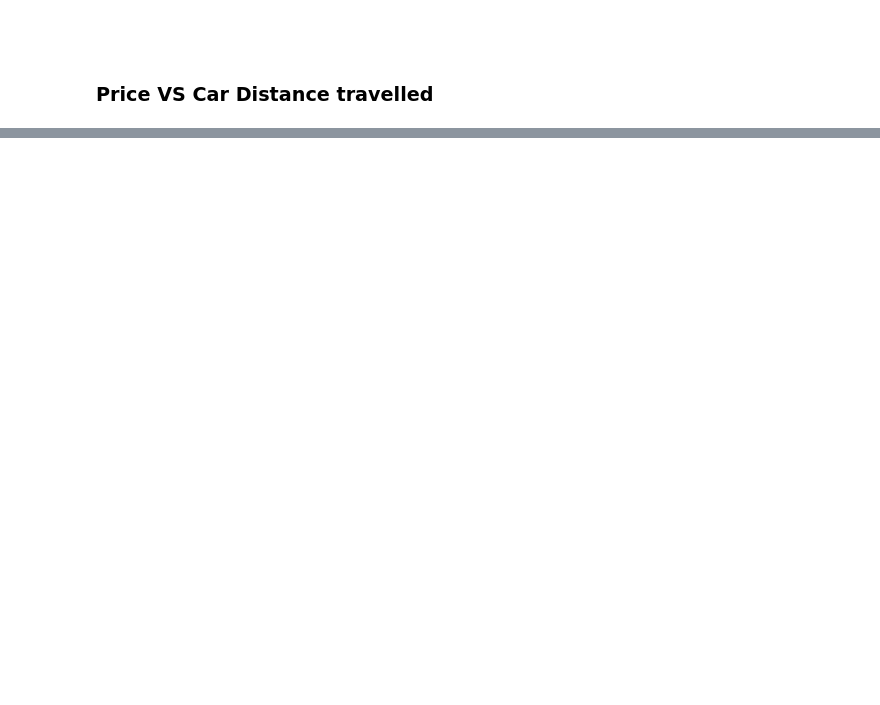
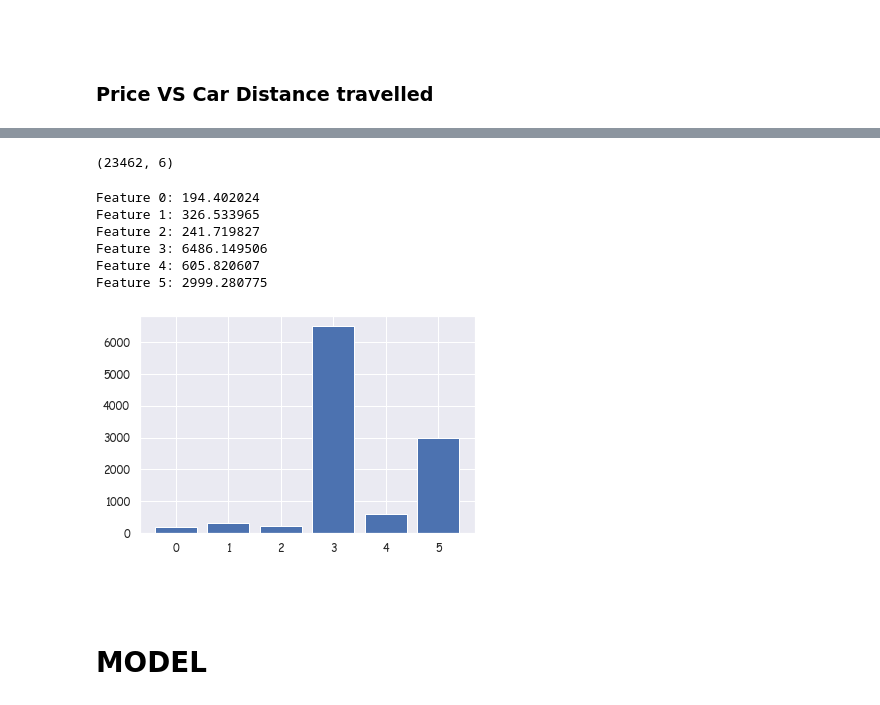
Before and after one commit to skar94376/Used_Car_Price, a Jupyter notebook: Used_Car_Price.ipynb, the cells around one changed output, grey strips where cells are left out. Cells and saved outputs as stored; diff of their text form; code cells hidden in the pictures; blank space fills up the shorter version.

Commit message:
Feature Selection from numerical cols.

```diff
--- a/Used_Car_Price.ipynb
+++ b/Used_Car_Price.ipynb
@@ -312,0 +344,14 @@ sns.relplot(data=df,x='mileage(kilometers)',y='priceUSD',height=7,aspect=1.5,col
+# %%
+def prepare_inputs(X_train, X_test):
+	oe = OrdinalEncoder()
+	oe.fit(X_train)
+	X_train_enc = oe.transform(X_train)
+	X_test_enc = oe.transform(X_test)
+	return X_train_enc, X_test_enc
+# %%
+from sklearn.preprocessing import OrdinalEncoder
+X_train_enc, X_test_enc = prepare_inputs(X_train, X_test)
+# %%
+X_train_enc.shape
+# %% [output]
+(23462, 6)
@@ -312,0 +361,9 @@ sns.relplot(data=df,x='mileage(kilometers)',y='priceUSD',height=7,aspect=1.5,col
+# %%
+def select_features(X_train, y_train, X_test):
+	fs = SelectKBest(score_func=f_regression, k='all')
+	fs.fit(X_train, y_train)
+	X_train_fs = fs.transform(X_train)
+	X_test_fs = fs.transform(X_test)
+	return X_train_fs, X_test_fs, fs
+# %%
+X_train_fs, X_test_fs, fs = select_features(X_train_enc, y_train, X_test_enc)
@@ -312,0 +372,13 @@ sns.relplot(data=df,x='mileage(kilometers)',y='priceUSD',height=7,aspect=1.5,col
+# %%
+for i in range(len(fs.scores_)):
+	print('Feature %d: %f' % (i, fs.scores_[i]))
+plt.bar([i for i in range(len(fs.scores_))], fs.scores_)
+plt.show()
+# %% [output]
+Feature 0: 194.402024
+Feature 1: 326.533965
+Feature 2: 241.719827
+Feature 3: 6486.149506
+Feature 4: 605.820607
+Feature 5: 2999.280775
+[figure, added]
@@ -312,0 +389,4 @@ sns.relplot(data=df,x='mileage(kilometers)',y='priceUSD',height=7,aspect=1.5,col
+# %% [markdown]
+<br>
+# %% [markdown]
+# MODEL
```
Also changed, not shown: parts of 68 cells of this notebook.
